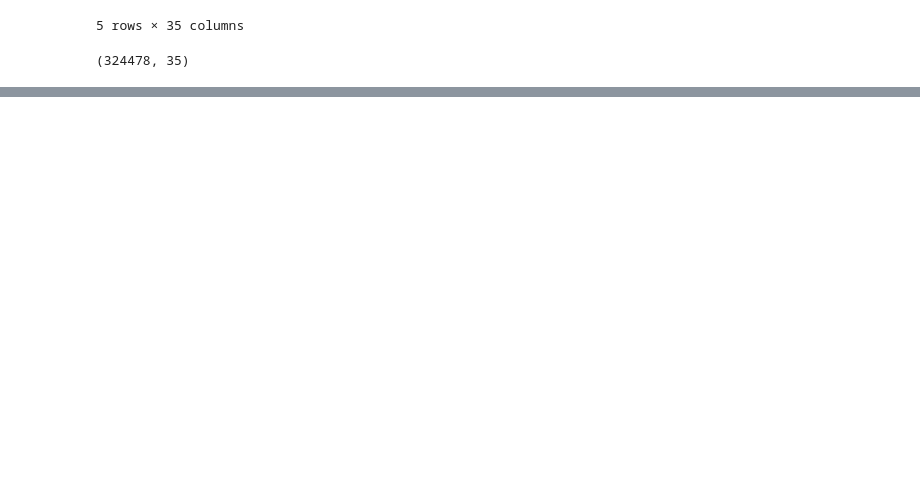
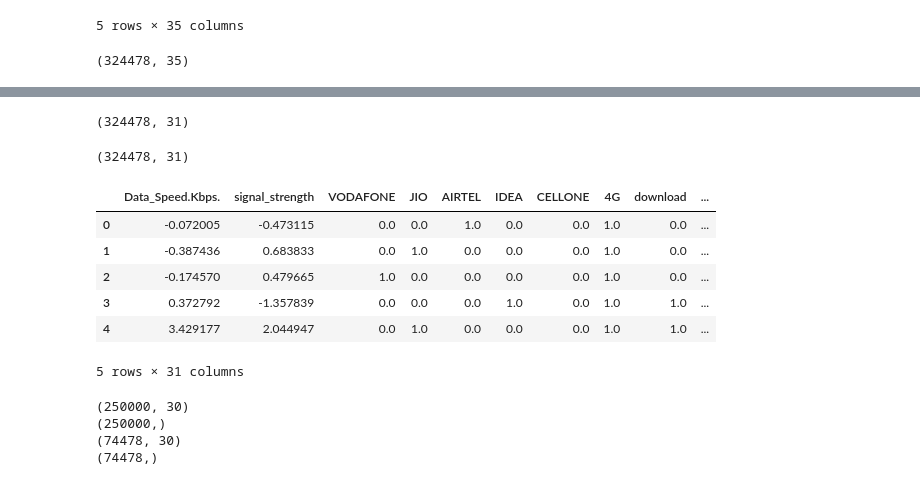
Before and after one commit to pyt243/DM-Project-MyCallSpeed, a Jupyter notebook: code/ISP Recommender and Analyser System.ipynb, the cells around one changed output, grey strips where cells are left out. Drawn from its saved outputs; the diff is of its cells as text; code cells hidden in the pictures; blank space fills up the shorter version.

Commit message:
Prepare data for regression

```diff
--- a/code/ISP Recommender and Analyser System.ipynb
+++ b/code/ISP Recommender and Analyser System.ipynb
@@ -704,0 +707,4 @@ new_df.shape
+# %%
+#create a new copy for regression purposes
+reg_df = new_df.copy()
+reg_df.columns
@@ -704,0 +720,23 @@ new_df.shape
+# %%
+#dropping Dolphin, 3g, upload, and Jammu & Kashmir
+drop_cols = ['DOLPHIN','3G','upload','Jammu & Kashmir']
+reg_df = reg_df.drop(drop_cols,axis=1)
+reg_df.shape
+# %% [output]
+(324478, 31)
+# %%
+values = reg_df.values
+np.random.seed(42)
+np.random.shuffle(values)
+print(values.shape)
+shuf_df = pd.DataFrame(values,columns = reg_df.columns)
+shuf_df.head()
+# %% [output]
+(324478, 31)
+|  | Data_Speed.Kbps. | signal_strength | VODAFONE | JIO | AIRTEL | IDEA | CELLONE | 4G | download | ... |
+| 0 | -0.072005 | -0.473115 | 0.0 | 0.0 | 1.0 | 0.0 | 0.0 | 1.0 | 0.0 | ... |
+| 1 | -0.387436 | 0.683833 | 0.0 | 1.0 | 0.0 | 0.0 | 0.0 | 1.0 | 0.0 | ... |
+| 2 | -0.174570 | 0.479665 | 1.0 | 0.0 | 0.0 | 0.0 | 0.0 | 1.0 | 0.0 | ... |
+| 3 | 0.372792 | -1.357839 | 0.0 | 0.0 | 0.0 | 1.0 | 0.0 | 1.0 | 1.0 | ... |
+| 4 | 3.429177 | 2.044947 | 0.0 | 1.0 | 0.0 | 0.0 | 0.0 | 1.0 | 1.0 | ... |
+5 rows × 31 columns
@@ -704,0 +746,14 @@ new_df.shape
+# %%
+X_train = X.values[:][:250000]
+print(X_train.shape)
+Y_train = Y.values[:][:250000]
+print(Y_train.shape)
+X_test = X.values[:][250000:]
+print(X_test.shape)
+Y_test = Y.values[:][250000:]
+print(Y_test.shape)
+# %% [output]
+(250000, 30)
+(250000,)
+(74478, 30)
+(74478,)
```
Also changed, not shown: parts of 6 cells of this notebook, 2 other files.
